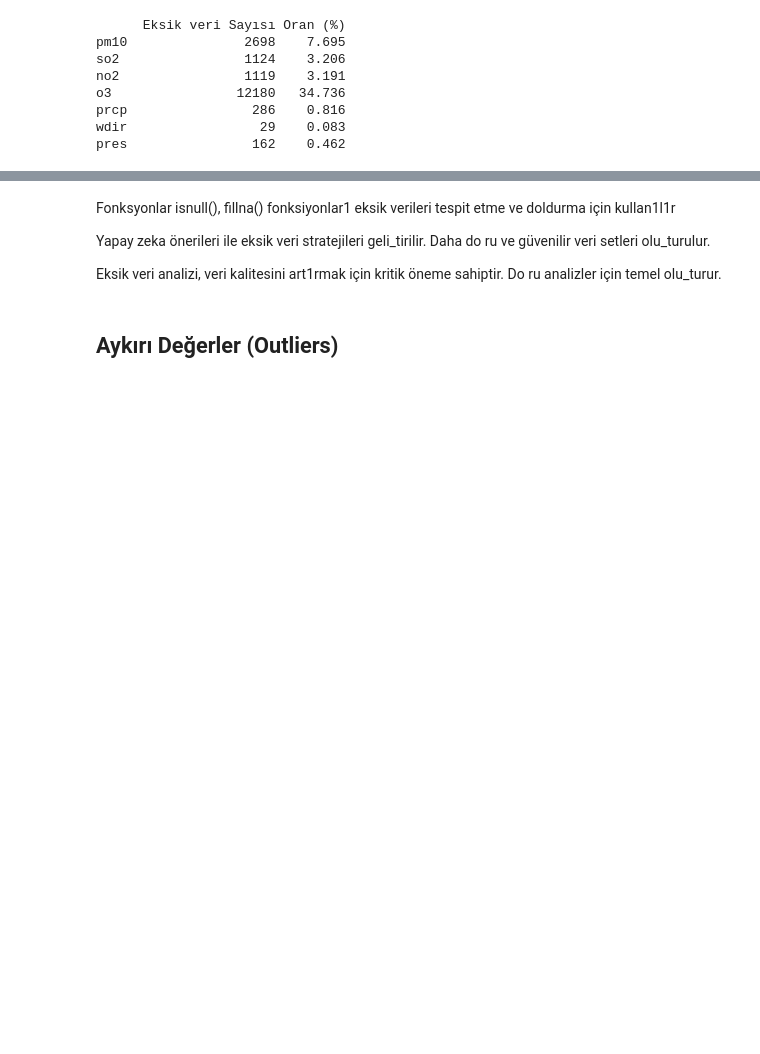
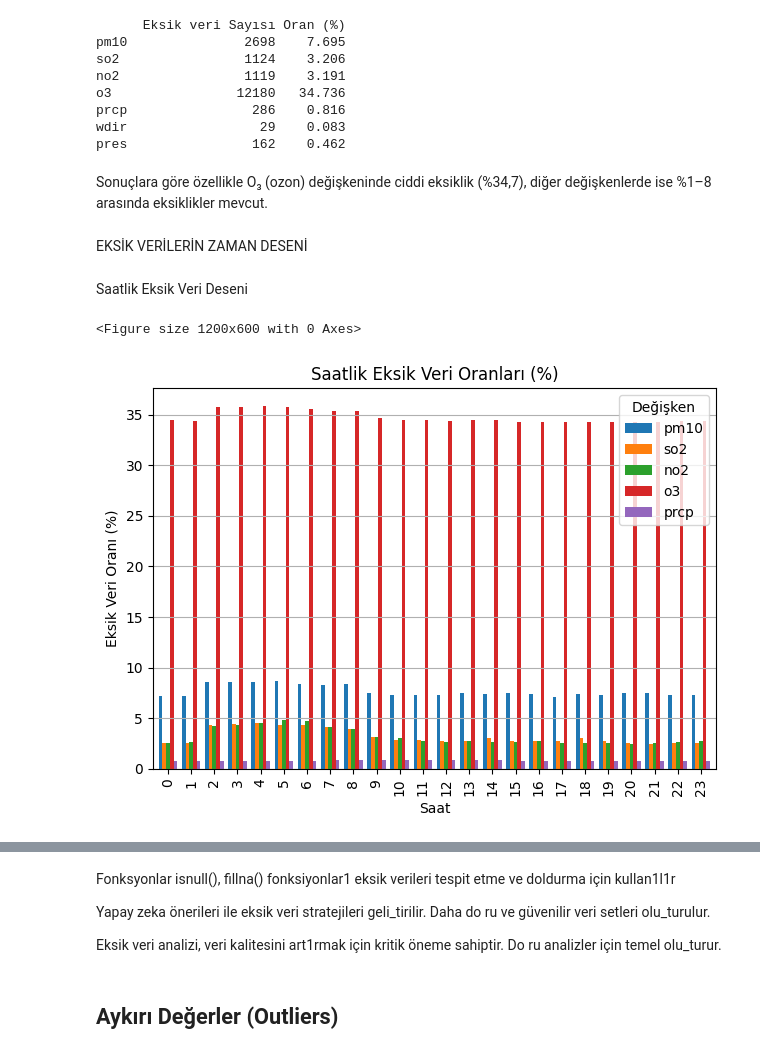
Before and after one commit to FatihKarabas/AI-WORKS, a Jupyter notebook: Bandırma_AirQualityIndex_AQI.ipynb, the cells around one changed output, grey strips where cells are left out. Cells and saved outputs as stored; diff of their text form; code cells hidden in the pictures; blank space fills up the shorter version.

Commit message:
Colab kullanılarak oluşturuldu

```diff
--- a/Bandırma_AirQualityIndex_AQI.ipynb
+++ b/Bandırma_AirQualityIndex_AQI.ipynb
@@ -213,0 +292,13 @@ pres  34902.0  1015.906143    6.416063  980.00  1011.60  1015.00  1020.00  1038.
+# %%
+# year, month, day ve hour sütunlarını birleştirerek datetime değişkeni oluştur
+df["datetime"] = pd.to_datetime(df[["year", "month", "day", "hour"]])
+
+# datetime değişkenini veri setinin en başına alalım
+cols = ["datetime"] + [col for col in df.columns if col != "datetime"]
+df = df[cols]
+
+# datetime'e göre sıralayalım
+df = df.sort_values("datetime").reset_index(drop=True)
+
+# Yeni yapıyı göster
+df.head()
@@ -227,3 +325,26 @@ o3                12180   34.736
 prcp                286    0.816
 wdir                 29    0.083
 pres                162    0.462
+# %% [markdown]
+ Sonuçlara göre özellikle O₃ (ozon) değişkeninde ciddi eksiklik (%34,7), diğer değişkenlerde ise %1–8 arasında eksiklikler mevcut.
+# %% [markdown]
+EKSİK VERİLERİN ZAMAN DESENİ
+# %% [markdown]
+ Saatlik Eksik Veri Deseni
+# %%
+# Saatlik eksik veri oranlarını yeniden hesaplayalım
+saatlik_eksik = df.groupby("hour")[['pm10', 'so2', 'no2', 'o3', 'prcp']].apply(lambda x: x.isnull().mean() * 100)
+
+# Bar plot çizimi
+plt.figure(figsize=(12, 6))
+saatlik_eksik.plot(kind='bar', width=0.8)
+plt.title("Saatlik Eksik Veri Oranları (%)")
+plt.xlabel("Saat")
+plt.ylabel("Eksik Veri Oranı (%)")
+plt.grid(axis='y')
+plt.legend(title="Değişken", loc='upper right')
+plt.tight_layout()
+plt.show()
+# %% [output]
+<Figure size 1200x600 with 0 Axes>
+[figure, added]
```
Also changed, not shown: parts of 36 cells of this notebook.
